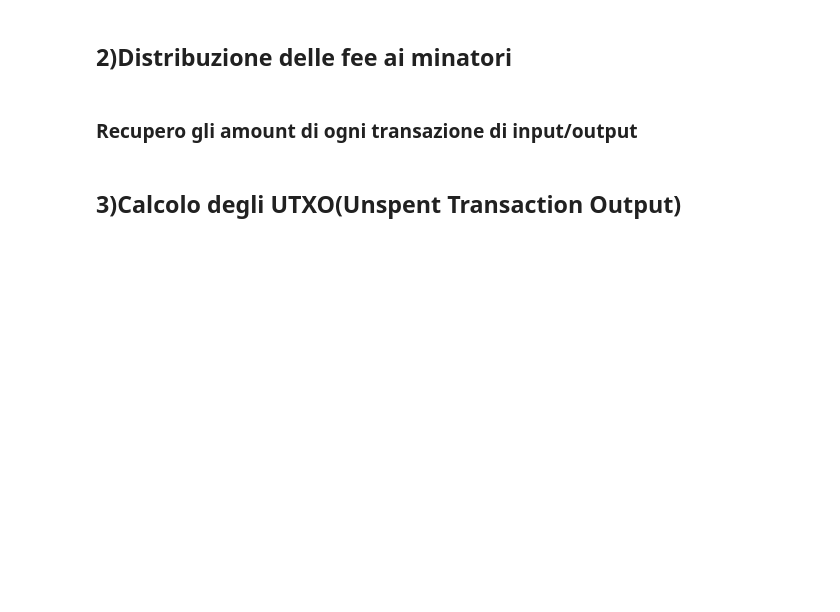
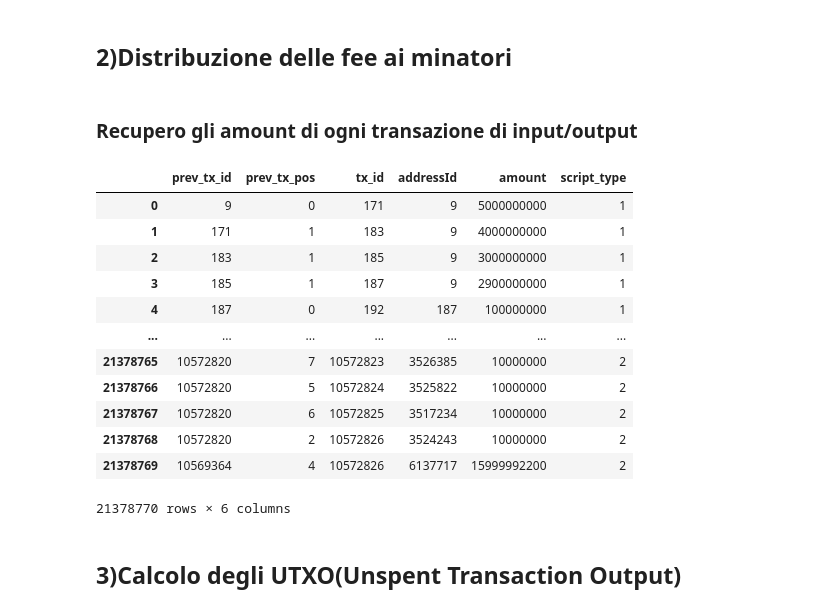
Before and after one commit to TaleWind28/Magician, a Jupyter notebook: Magician.ipynb, the cells around one changed output. Saved outputs shown, nothing was run; the diff lists cells and outputs as text; code cells hidden in the pictures; blank space fills up the shorter version.

```diff
--- a/Magician.ipynb
+++ b/Magician.ipynb
@@ -123,0 +49,36 @@ mapping_df   = pd.read_csv(mapping_csv,header=None,names=columns_mapping,dtype=d
+# %%
+print("Adding headers to the dataframes")
+transactions.columns = ["timestamp", "block_height", "tx_id", "is_coinbase", "fee"]
+# headers mapping
+mapping_df.columns = ["hash","addressId" ]
+# headers inputs
+inputs_df.columns = ["tx_id", "prev_tx_id", "prev_tx_pos"]
+# headers outputs
+outputs_df.columns = ["tx_id", "position", "addressId", "amount", "script_type"]
+print("Done...")
+
+# In aggiunta, andrò a downcastare ad int16 i campi che posso
+# Questo downcast è possibile in quanto i valori presenti nei campi sono tutti numeri interi
+# Andrà in automatico al valore minimo possibile per quel campo
+# print("Downcasting data...")
+# # Transactions
+# transactions['timestamp'] = pd.to_numeric(transactions['timestamp'], downcast='integer')
+# transactions['block_height'] = pd.to_numeric(transactions['block_height'], downcast='integer')
+# transactions['tx_id'] = pd.to_numeric(transactions['tx_id'], downcast='integer')
+# transactions['fee'] = pd.to_numeric(transactions['fee'], downcast='integer')
+
+# # Convert isCoinbase to categorical if it's binary
+# transactions['is_coinbase'] = transactions['is_coinbase'].astype('category')
+
+# # Inputs
+# inputs_df['tx_id'] = pd.to_numeric(inputs_df['tx_id'], downcast='integer')
+# inputs_df['prev_tx_id'] = pd.to_numeric(inputs_df['prev_tx_id'], downcast='integer')
+# inputs_df['prev_tx_pos'] = pd.to_numeric(inputs_df['prev_tx_pos'], downcast='integer')
+
+# # Outputs
+# outputs_df['tx_id'] = pd.to_numeric(outputs_df['tx_id'], downcast='integer')
+# outputs_df['position'] = pd.to_numeric(outputs_df['position'], downcast='integer')
+# outputs_df['addressId'] = pd.to_numeric(outputs_df['addressId'], downcast='integer')
+# outputs_df['amount'] = pd.to_numeric(outputs_df['amount'], downcast='integer')
+# outputs_df['script_type'] = outputs_df['script_type'].astype('category')
+# print("Done...")
@@ -282,10 +294,29 @@ yearly_counts.plot(title='Blocchi minati da Deepbit.net per anno')
 ## 2)Distribuzione delle fee ai minatori
 # %% [markdown]
 ### Recupero gli amount di ogni transazione di input/output
+# %%
+outputs_indexed = outputs_df.rename(columns={"tx_id":"prev_tx_id","position":"prev_tx_pos"}).set_index(['prev_tx_id', 'prev_tx_pos'])
+inputs_indexed = inputs_df.set_index(['prev_tx_id', 'prev_tx_pos'])
+
+amounts = inputs_indexed.join(outputs_indexed, how='inner', rsuffix='_output')
+amounts = amounts.reset_index()
 # %%
-amounts = inputs_df.merge(outputs_df,left_on=["prev_tx_id","prev_tx_pos"], right_on=["tx_id","position"],suffixes=('_input', '_output'))
-input_amount = amounts.groupby('tx_id_input')["amount"].sum().rename('input_total')
+input_amount = amounts.groupby('tx_id')["amount"].sum().rename('input_total')
 output_amount = outputs_df.groupby('tx_id')['amount'].sum().rename('output_total')
+# %% [output]
+|  | prev_tx_id | prev_tx_pos | tx_id | addressId | amount | script_type |
+| 0 | 9 | 0 | 171 | 9 | 5000000000 | 1 |
+| 1 | 171 | 1 | 183 | 9 | 4000000000 | 1 |
+| 2 | 183 | 1 | 185 | 9 | 3000000000 | 1 |
+| 3 | 185 | 1 | 187 | 9 | 2900000000 | 1 |
+| 4 | 187 | 0 | 192 | 187 | 100000000 | 1 |
+| ... | ... | ... | ... | ... | ... | ... |
+| 21378765 | 10572820 | 7 | 10572823 | 3526385 | 10000000 | 2 |
+| 21378766 | 10572820 | 5 | 10572824 | 3525822 | 10000000 | 2 |
+| 21378767 | 10572820 | 6 | 10572825 | 3517234 | 10000000 | 2 |
+| 21378768 | 10572820 | 2 | 10572826 | 3524243 | 10000000 | 2 |
+| 21378769 | 10569364 | 4 | 10572826 | 6137717 | 15999992200 | 2 |
+21378770 rows × 6 columns
 # %%
 fees = pd.concat([input_amount,output_amount],axis=1)
 fees['fee'] = fees['input_total'] - fees['output_total']
```
Also changed, not shown: parts of 30 cells of this notebook.
